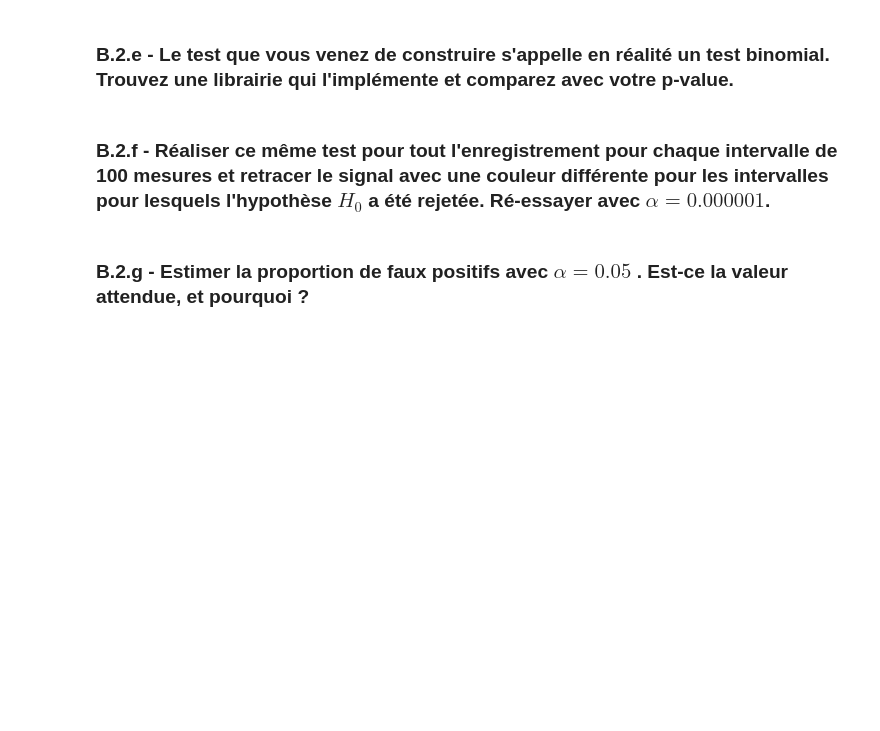
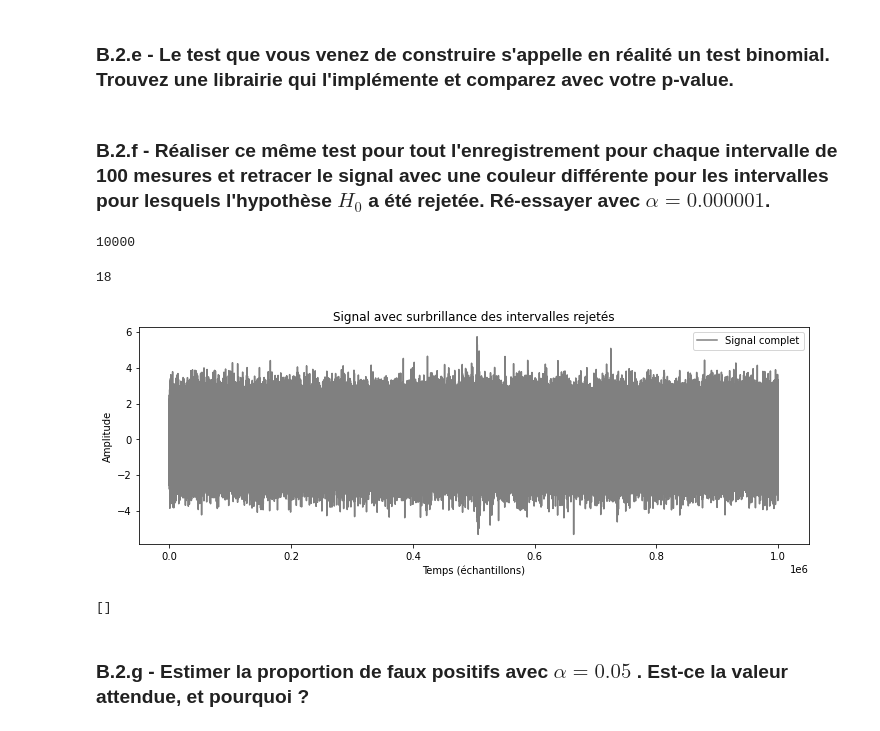
Before and after one commit to shahaf38/Stats-Tests_Hypotheses, a Jupyter notebook: Stats-Tests_Hypotheses.ipynb, the cells around one changed output. Saved outputs shown, nothing was run; the diff lists cells and outputs as text; code cells hidden in the pictures; blank space fills up the shorter version.

```diff
--- a/Stats-Tests_Hypotheses.ipynb
+++ b/Stats-Tests_Hypotheses.ipynb
@@ -850,2 +905,6 @@ plt.show()
 # %% [markdown]
 ### B.2.b - Calculer la valeur de l'élément mesurable d'après $p$
+# %%
+percentage_of_probabilité  = 1
+a_1 = halfnorm.ppf(1 - percentage_of_probabilité / 100)
+print(f"For {percentage_of_probabilité}% probability, a is approximately {a_1:.4f}")
@@ -853,0 +924,15 @@ plt.show()
+# %%
+from scipy.stats import binom
+
+# Set the parameters
+n = 100  # Number of measurements
+p = 0.01  # Probability under H0
+
+# Observed number of successes (number of successes, k)
+observed_successes = np.arange(0, n + 1)
+
+# Calculate the p-value
+p_value = 1 - binom.cdf(observed_successes - 1, n, p)
+
+# Print the p-value
+print(f"P-value: {p_value}")
@@ -860,2 +977,55 @@ plt.show()
+# %%
+len(p_value_l)
+# %% [output]
+10000
+# %%
+(np.array(p_value_l) < alpha).sum()
+# %% [output]
+18
+# %%
+from scipy.stats import binom_test
+
+# Paramètres du test
+n = 100  # Nombre de mesures par intervalle
+p = 0.01  # Probabilité sous H0
+alpha = 0.000001  # Seuil de signification
+
+# Créer un tableau pour stocker les résultats du test pour chaque intervalle
+rejected_intervals = []
+
+# Parcourir les intervalles de 100 mesures
+for i in range(0, len(son_data) - n, n):
+    # Extraire l'intervalle de données
+    interval_data = son_data[i:i + n]
+
+    # Compter le nombre de succès dans l'intervalle (à adapter en fonction de votre critère de succès)
+    observed_successes = np.sum(interval_data > a_1)  # Remplacez 'threshold' par votre critère de succès
+
+    # Effectuer le test binomial
+    p_value = binom_test(observed_successes, n, p)
+
+    # Vérifier si l'hypothèse H0 est rejetée
+    if p_value < alpha:
+        rejected_intervals.append((i, i + n))
+
+# Tracer le signal avec des couleurs différentes pour les intervalles rejetés
+plt.figure(figsize=(12, 4))
+plt.plot(son_data, color='gray', label='Signal complet')
+
+# Mettre en surbrillance les intervalles rejetés en rouge
+for interval in rejected_intervals:
+    plt.axvspan(interval[0], interval[1], color='red', alpha=0.3)
+
+plt.title('Signal avec surbrillance des intervalles rejetés')
+plt.xlabel('Temps (échantillons)')
+plt.ylabel('Amplitude')
+plt.legend()
+plt.show()
+# %% [output]
+[figure, added]
+# %%
+rejected_intervals
+# %% [output]
+[]
 # %% [markdown]
 ### B.2.g - Estimer la proportion de faux positifs avec $\alpha = 0.05$ . Est-ce la valeur attendue, et pourquoi ?
```
Also changed, not shown: parts of 28 cells of this notebook.
